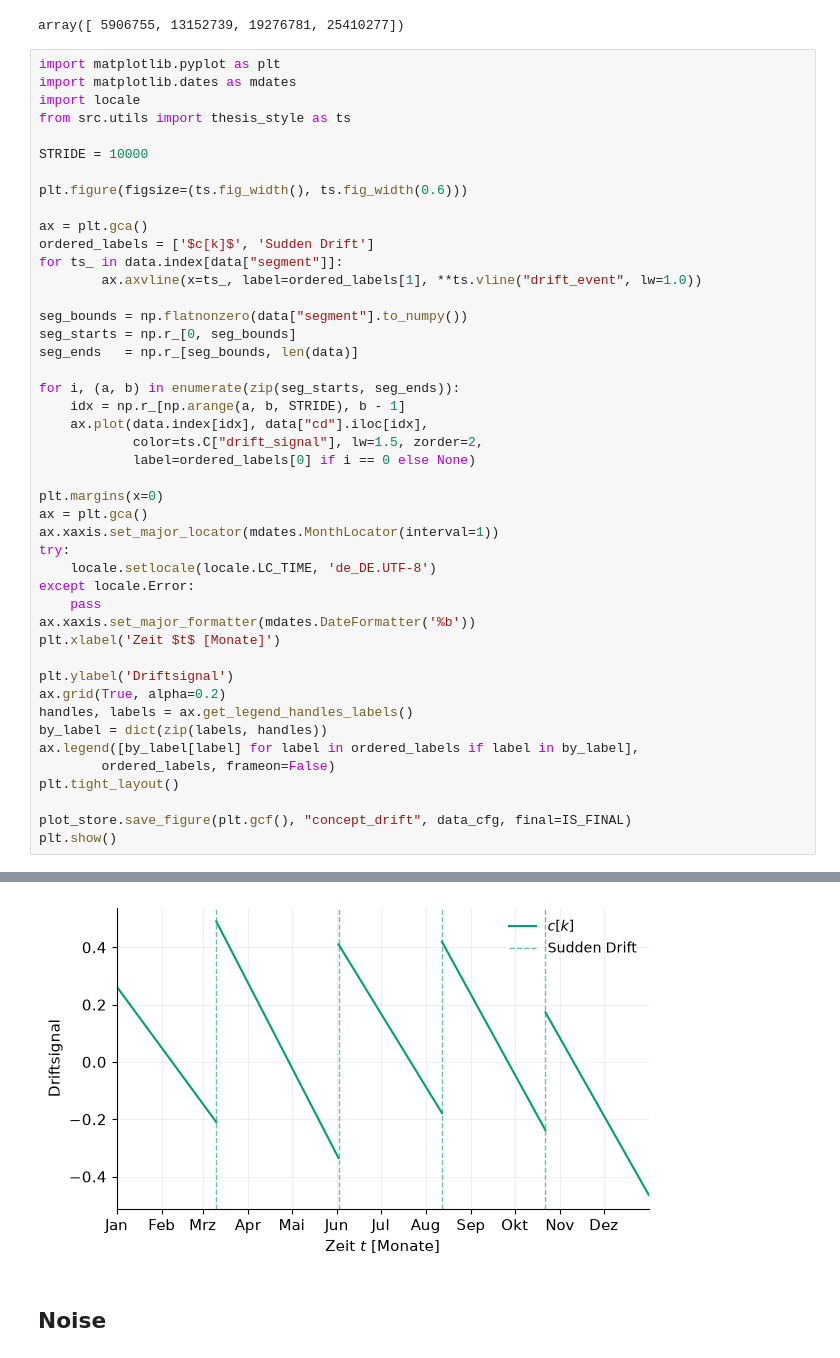
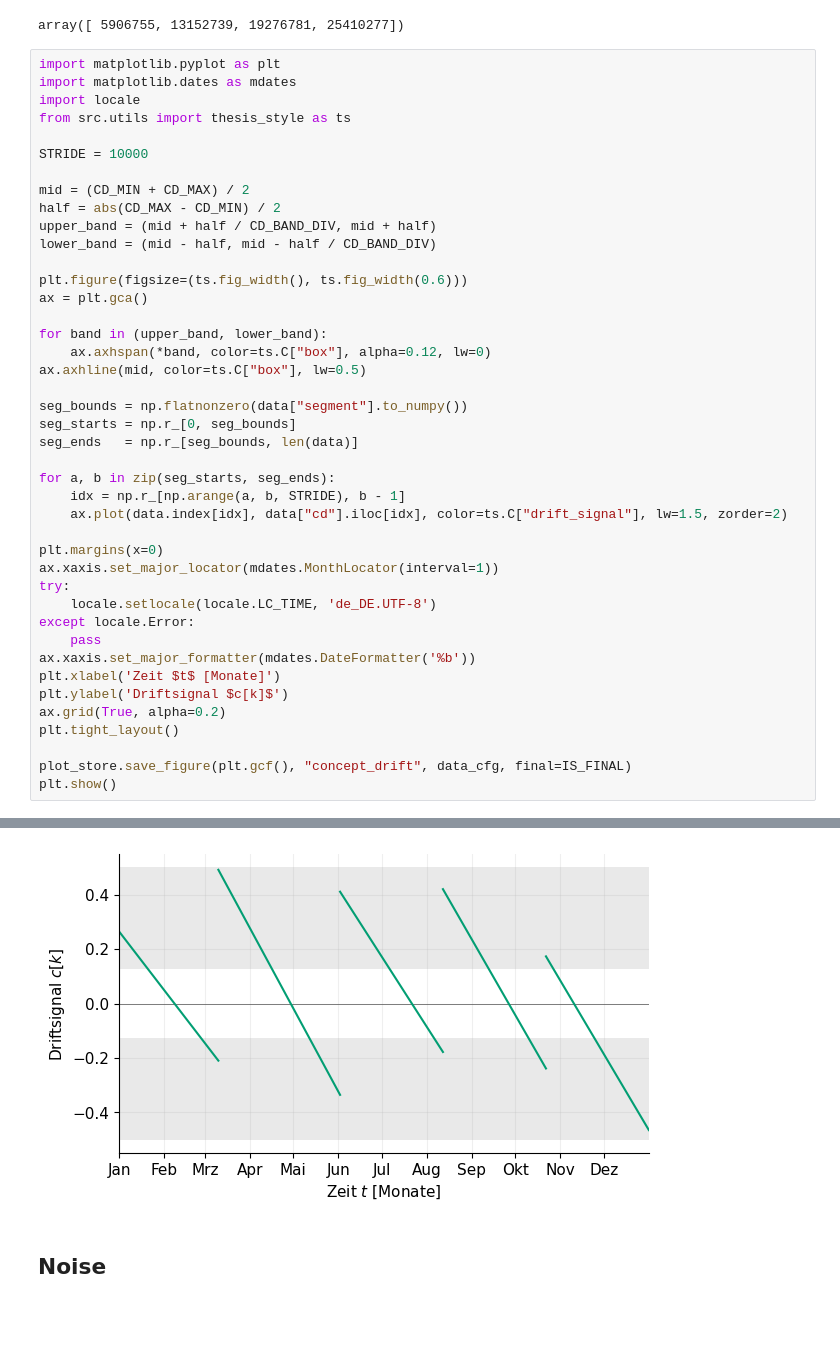
Before and after one commit to marijan-p/process_optimization_concept_drift, a Jupyter notebook: ipynb/synthetic_data/syn_generation.ipynb, the cells around one changed output, grey strips where cells are left out. Saved outputs shown, nothing was run; the diff lists cells and outputs as text; blank space fills up the shorter version.

```diff
--- a/ipynb/synthetic_data/syn_generation.ipynb
+++ b/ipynb/synthetic_data/syn_generation.ipynb
@@ -147,25 +147,27 @@ from src.utils import thesis_style as ts
 
 STRIDE = 10000
 
+mid = (CD_MIN + CD_MAX) / 2
+half = abs(CD_MAX - CD_MIN) / 2
+upper_band = (mid + half / CD_BAND_DIV, mid + half)
+lower_band = (mid - half, mid - half / CD_BAND_DIV)
+
 plt.figure(figsize=(ts.fig_width(), ts.fig_width(0.6)))
+ax = plt.gca()
 
-ax = plt.gca()
-ordered_labels = ['$c[k]$', 'Sudden Drift']
-for ts_ in data.index[data["segment"]]:
-        ax.axvline(x=ts_, label=ordered_labels[1], **ts.vline("drift_event", lw=1.0))
+for band in (upper_band, lower_band):
+    ax.axhspan(*band, color=ts.C["box"], alpha=0.12, lw=0)
+ax.axhline(mid, color=ts.C["box"], lw=0.5)
 
 seg_bounds = np.flatnonzero(data["segment"].to_numpy())
 seg_starts = np.r_[0, seg_bounds]
 seg_ends   = np.r_[seg_bounds, len(data)]
 
-for i, (a, b) in enumerate(zip(seg_starts, seg_ends)):
+for a, b in zip(seg_starts, seg_ends):
     idx = np.r_[np.arange(a, b, STRIDE), b - 1]
-    ax.plot(data.index[idx], data["cd"].iloc[idx],
-            color=ts.C["drift_signal"], lw=1.5, zorder=2,
-            label=ordered_labels[0] if i == 0 else None)
+    ax.plot(data.index[idx], data["cd"].iloc[idx], color=ts.C["drift_signal"], lw=1.5, zorder=2)
 
 plt.margins(x=0)
-ax = plt.gca()
 ax.xaxis.set_major_locator(mdates.MonthLocator(interval=1))
 try:
     locale.setlocale(locale.LC_TIME, 'de_DE.UTF-8')
@@ -173,13 +175,8 @@ except locale.Error:
     pass
 ax.xaxis.set_major_formatter(mdates.DateFormatter('%b'))
 plt.xlabel('Zeit $t$ [Monate]')
-
-plt.ylabel('Driftsignal')
+plt.ylabel('Driftsignal $c[k]$')
 ax.grid(True, alpha=0.2)
-handles, labels = ax.get_legend_handles_labels()
-by_label = dict(zip(labels, handles))
-ax.legend([by_label[label] for label in ordered_labels if label in by_label],
-        ordered_labels, frameon=False)
 plt.tight_layout()
 
 plot_store.save_figure(plt.gcf(), "concept_drift", data_cfg, final=IS_FINAL)
@@ -189,4 +185,4 @@ Matplotlib is building the font cache; this may take a moment.
-[figure, old version]
+[figure, new version]
 # %% [markdown]
 ## Noise
 # %%
```
Also changed, not shown: parts of 6 cells of this notebook, 6 other files.
